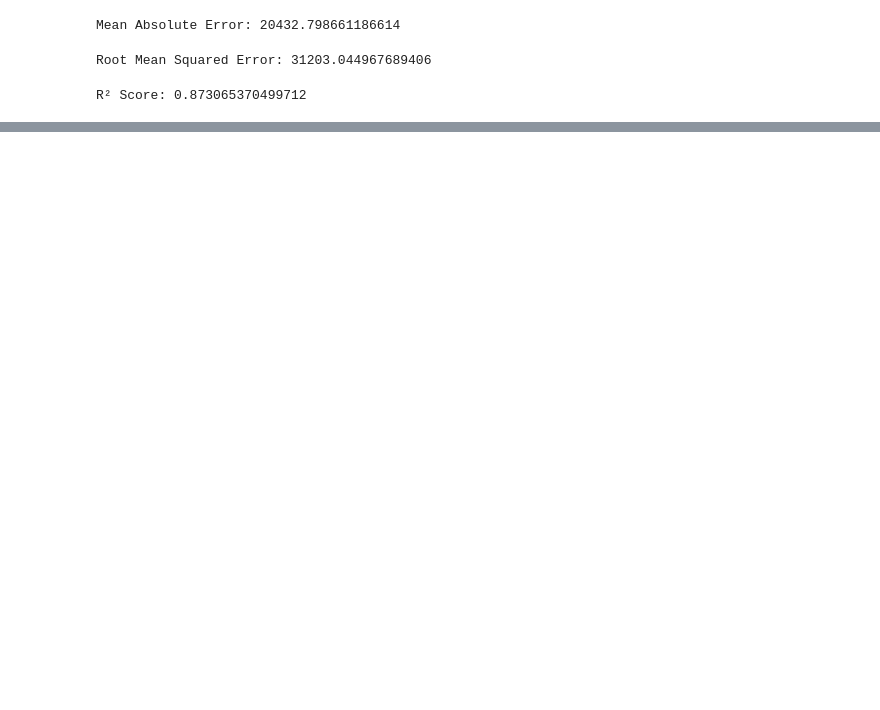
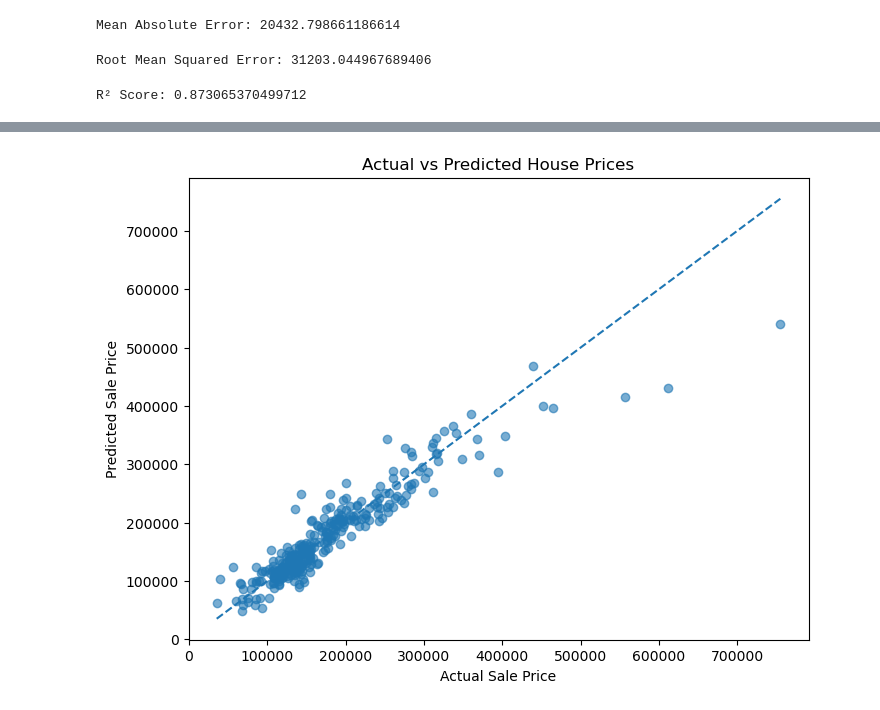
Before and after one commit to anushka2586/House-Price-Prediction-Model, a Jupyter notebook: housepriceprediction.ipynb, the cells around one changed output, grey strips where cells are left out. Drawn from its saved outputs; the diff is of its cells as text; code cells hidden in the pictures; blank space fills up the shorter version.

```diff
--- a/housepriceprediction.ipynb
+++ b/housepriceprediction.ipynb
@@ -388,0 +434,20 @@ R² Score: 0.873065370499712
+# %%
+# Plot actual prices against predicted prices
+plt.figure(figsize=(8, 6))
+
+plt.scatter(y_val, y_pred, alpha=0.6)
+
+# Add a reference line representing perfect predictions
+plt.plot(
+    [y_val.min(), y_val.max()],
+    [y_val.min(), y_val.max()],
+    linestyle="--"
+)
+
+plt.title("Actual vs Predicted House Prices")
+plt.xlabel("Actual Sale Price")
+plt.ylabel("Predicted Sale Price")
+
+plt.show()
+# %% [output]
+[figure, added]
```
Also changed, not shown: parts of 22 cells of this notebook.
